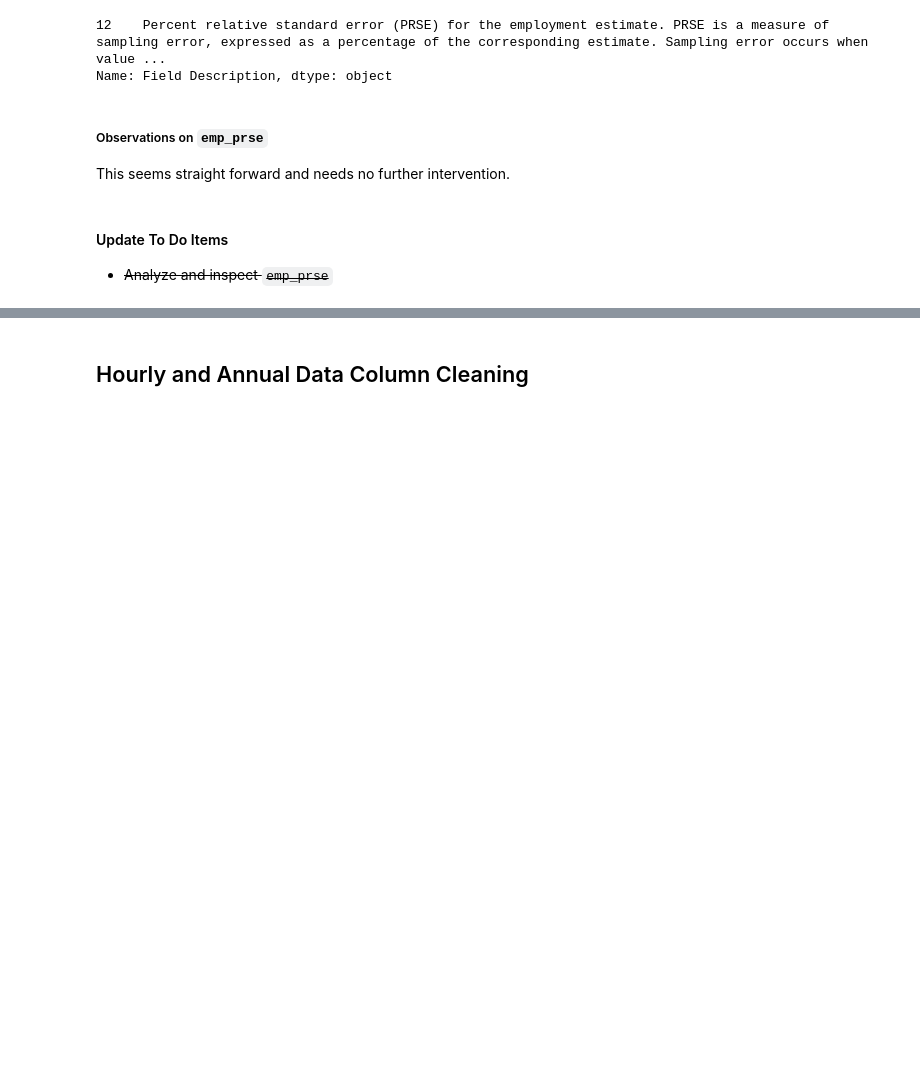
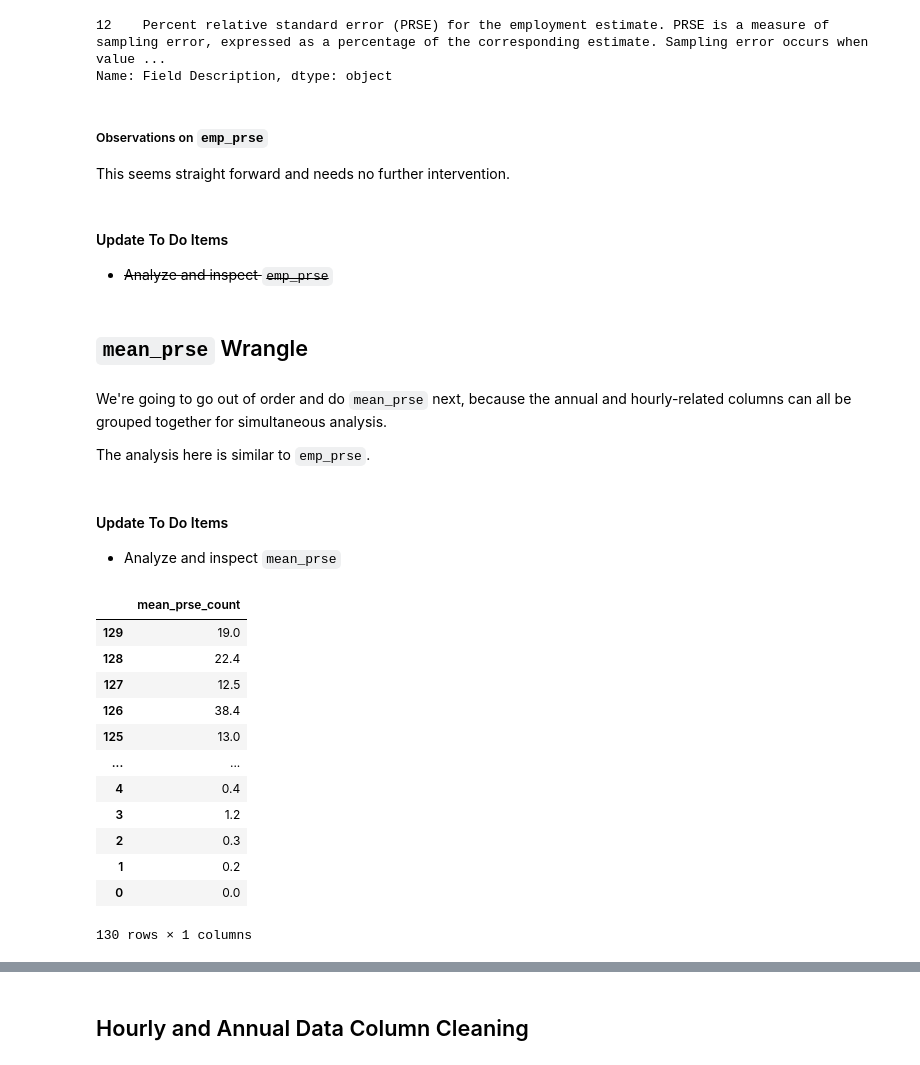
Before and after one commit to blue-santa/comparing-training-req-to-salary-exp, a Jupyter notebook: notebooks/2026-04-02-00-train_reward_compare_bls_data_rough_wrangling.ipynb, the cells around one changed output, grey strips where cells are left out. Drawn from its saved outputs; the diff is of its cells as text; code cells hidden in the pictures; blank space fills up the shorter version.

```diff
--- a/notebooks/2026-04-02-00-train_reward_compare_bls_data_rough_wrangling.ipynb
+++ b/notebooks/2026-04-02-00-train_reward_compare_bls_data_rough_wrangling.ipynb
@@ -1871,3 +1871,34 @@ This seems straight forward and needs no further intervention.
 #### Update To Do Items
 
 - ~~Analyze and inspect `emp_prse`~~
+# %% [markdown]
+## `mean_prse` Wrangle
+# %% [markdown]
+We're going to go out of order and do `mean_prse` next, because the annual and hourly-related columns can all be grouped together for simultaneous analysis.
+
+The analysis here is similar to `emp_prse`.
+# %% [markdown]
+#### Update To Do Items
+
+- Analyze and inspect `mean_prse`
+# %%
+list_unique = nat_data['emp_prse'].unique()
+# %%
+temp_df = pd.DataFrame()
+temp_df['mean_prse_count'] = pd.DataFrame(list_unique)
+# %%
+temp_df.sort_index(ascending=False)
+# %% [output]
+|  | mean_prse_count |
+| 129 | 19.0 |
+| 128 | 22.4 |
+| 127 | 12.5 |
+| 126 | 38.4 |
+| 125 | 13.0 |
+| ... | ... |
+| 4 | 0.4 |
+| 3 | 1.2 |
+| 2 | 0.3 |
+| 1 | 0.2 |
+| 0 | 0.0 |
+130 rows × 1 columns
```
Also changed, not shown: parts of 61 cells of this notebook.
